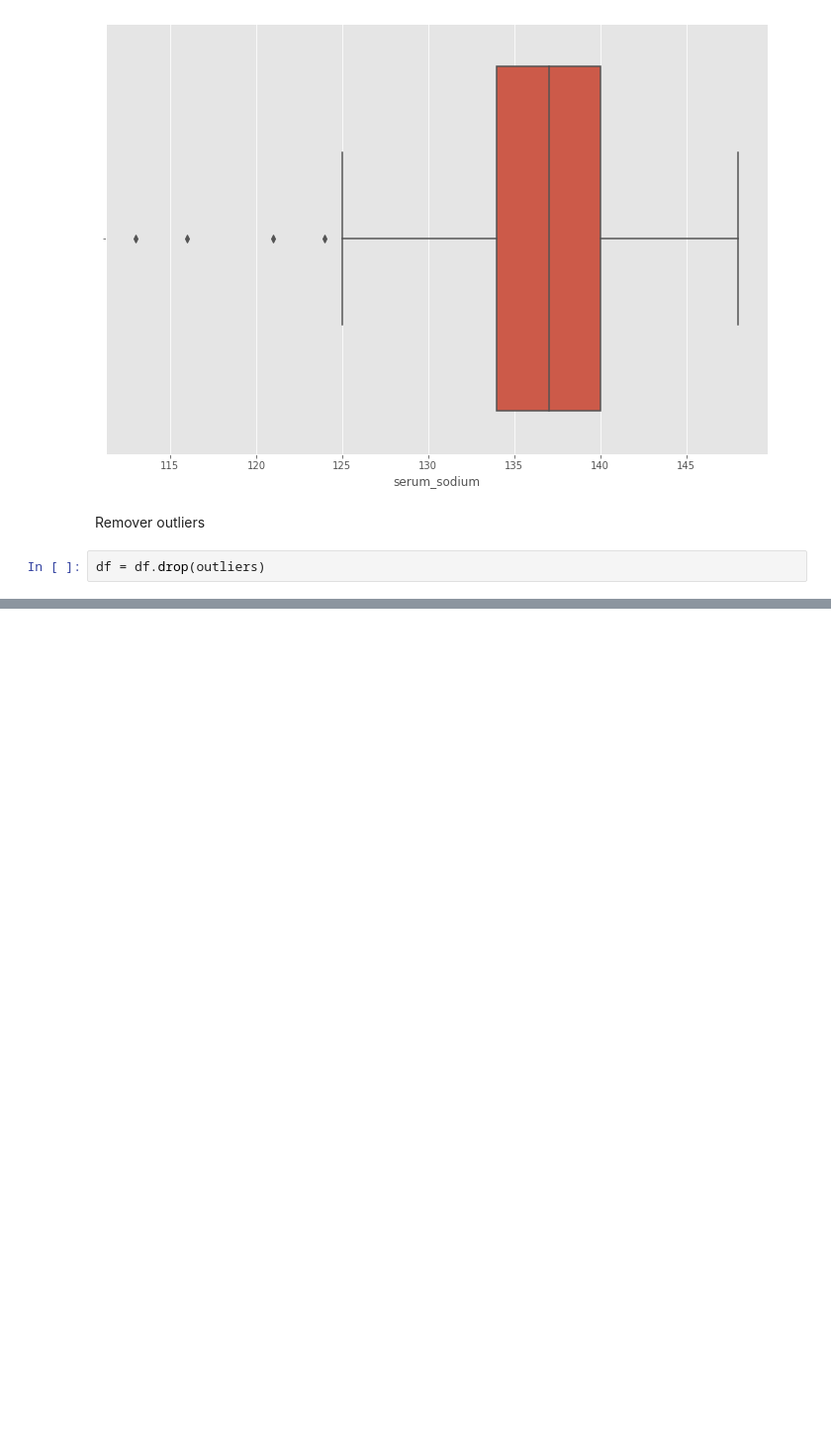
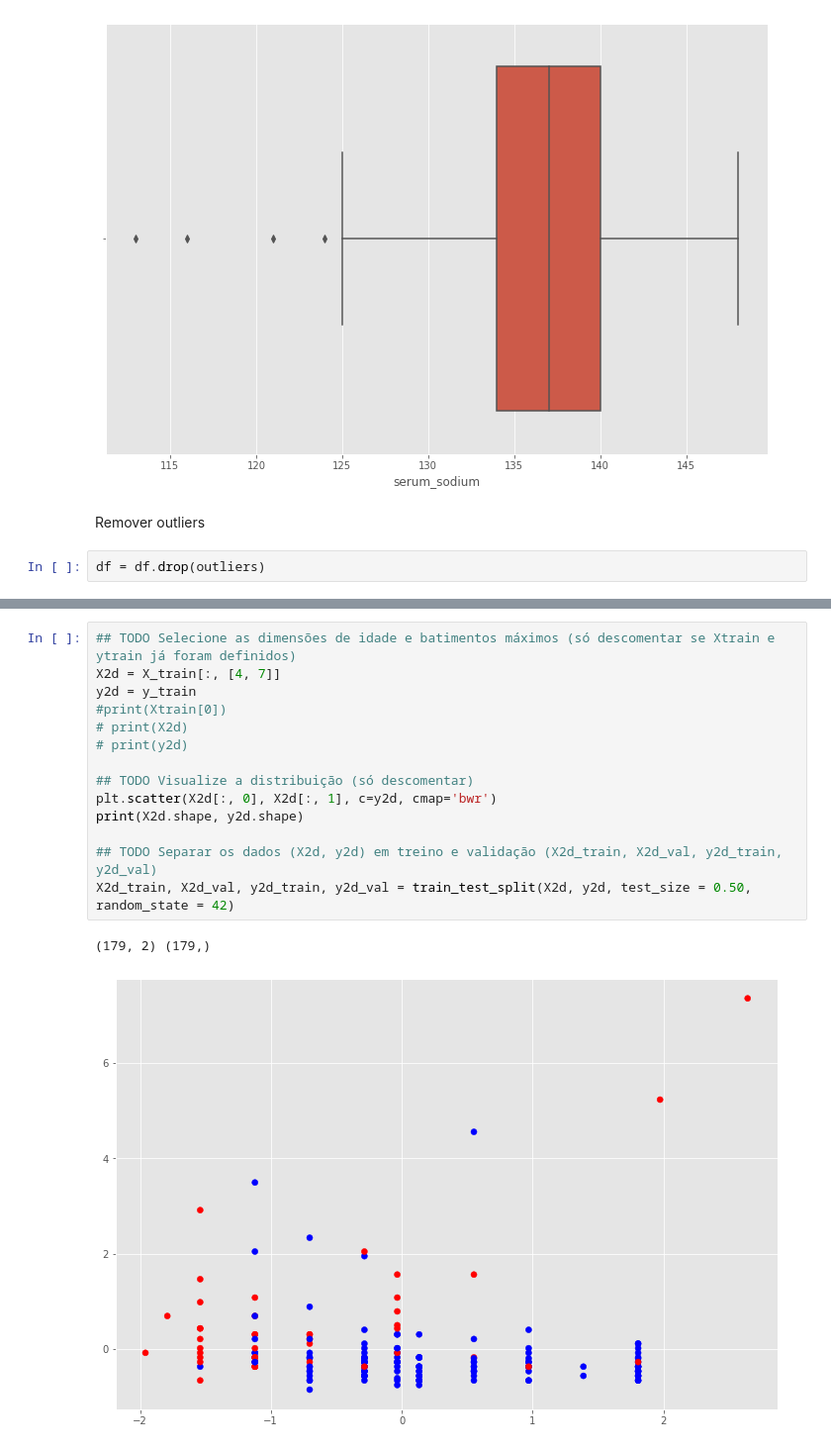
Before and after one commit to Fremys/Trabalho_IA, a Jupyter notebook: heart_failure.ipynb, the cells around one changed output, grey strips where cells are left out. Shown at 99% size. Drawn from its saved outputs; the diff is of its cells as text; blank space fills up the shorter version.

```diff
--- a/heart_failure.ipynb
+++ b/heart_failure.ipynb
@@ -140,0 +200,17 @@ df = df.drop(outliers)
+# %%
+## TODO Selecione as dimensões de idade e batimentos máximos (só descomentar se Xtrain e ytrain já foram definidos)
+X2d = X_train[:, [4, 7]]
+y2d = y_train
+#print(Xtrain[0])
+# print(X2d)
+# print(y2d)
+
+## TODO Visualize a distribuição (só descomentar)
+plt.scatter(X2d[:, 0], X2d[:, 1], c=y2d, cmap='bwr')
+print(X2d.shape, y2d.shape)
+
+## TODO Separar os dados (X2d, y2d) em treino e validação (X2d_train, X2d_val, y2d_train, y2d_val)
+X2d_train, X2d_val, y2d_train, y2d_val = train_test_split(X2d, y2d, test_size = 0.50, random_state = 42)
+# %% [output]
+(179, 2) (179,)
+[figure, added]
```
Also changed, not shown: parts of 31 cells of this notebook.
